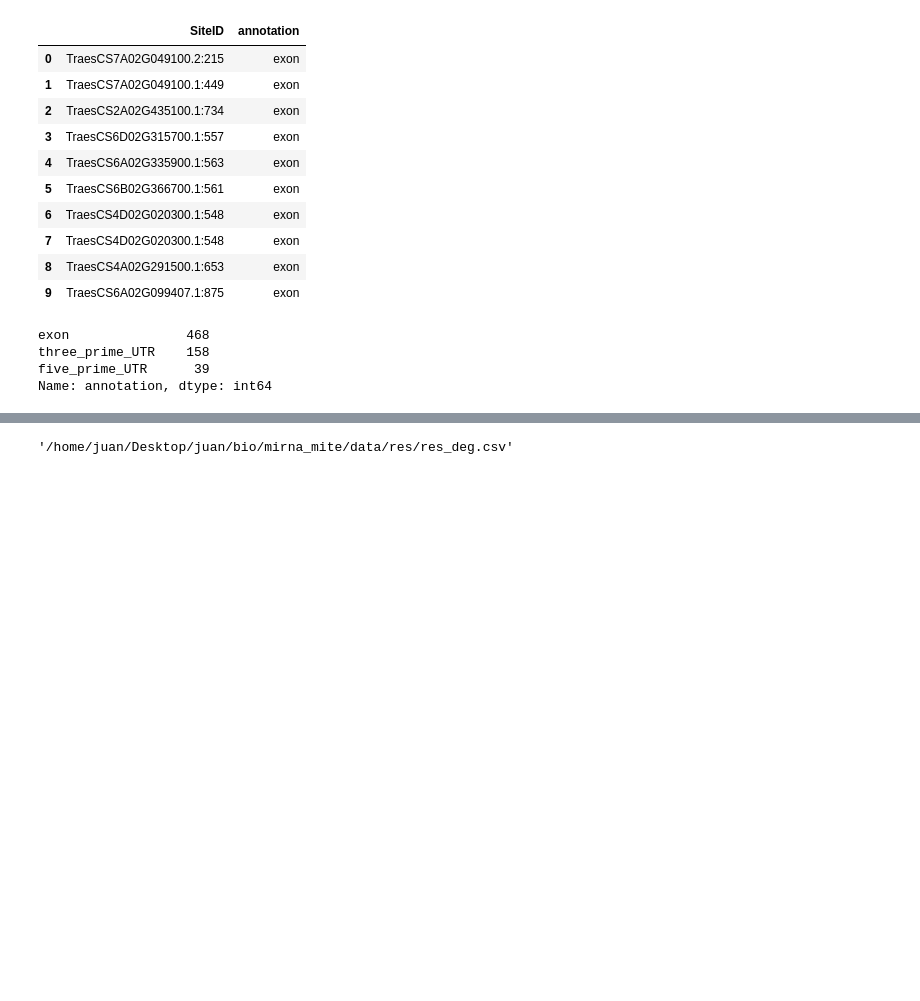
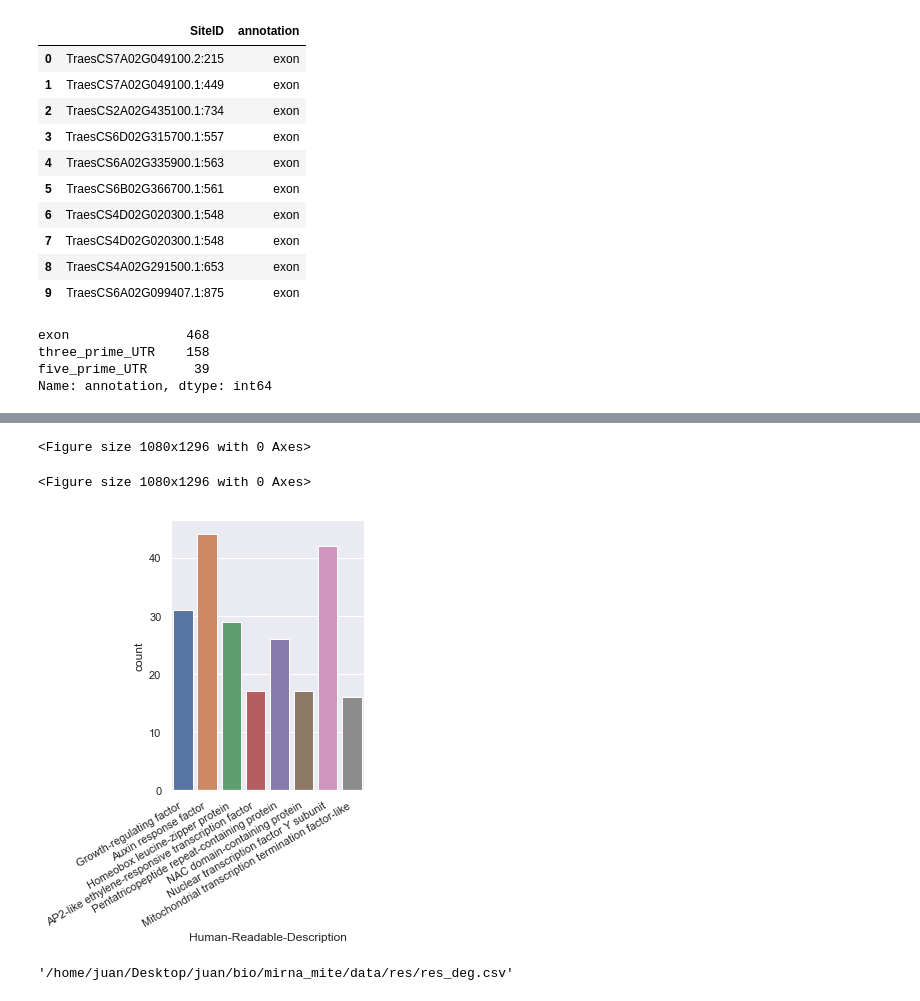
Before and after one commit to juancresc/mirna_mite, a Jupyter notebook: 2_analysis/2_cleavage.ipynb, the cells around one changed output, grey strips where cells are left out. Cells and saved outputs as stored; diff of their text form; code cells hidden in the pictures; blank space fills up the shorter version.

```diff
--- a/2_analysis/2_cleavage.ipynb
+++ b/2_analysis/2_cleavage.ipynb
@@ -456,0 +499,4 @@ plt.savefig('../data/res/targets_mites.png',transparent=True, bbox_inches='tight
+# %%
+df_go_2 = pd.read_csv(path_go_2, sep='\t')
+print(len(df_go_2.index))
+df_go_2.head(2)
@@ -456,0 +508,3 @@ plt.savefig('../data/res/targets_mites.png',transparent=True, bbox_inches='tight
+# %%
+df_go_2 = df_go_2[['Gene-ID','Human-Readable-Description']]
+df_go_2['Gene-ID'] = df_go_2['Gene-ID'].replace("01G", "02G",regex = True)
@@ -456,0 +528,4 @@ plt.savefig('../data/res/targets_mites.png',transparent=True, bbox_inches='tight
+# %%
+df_1 = pd.merge(df_res,df_go_2,how='left',left_on='Transcript', right_on='Gene-ID')
+print(len(df_1.index))
+df_1.head(2)
@@ -457,3 +537,17 @@ plt.savefig('../data/res/targets_mites.png',transparent=True, bbox_inches='tight
+# %%
+plt.figure(figsize=(15,18))
+# %% [output]
+<Figure size 1080x1296 with 0 Axes>
+<Figure size 1080x1296 with 0 Axes>
+# %%
+counts = df_1['Human-Readable-Description'].value_counts()
+counts[counts > 3]
+df_2 = df_1[df_1['Human-Readable-Description'].isin(counts[counts > 10].index)]
+# %%
+ax = sns.catplot(x='Human-Readable-Description',kind='count',data=df_2)
+ax.fig.autofmt_xdate()
+# %% [output]
+[figure, added]
 # %%
 df_res.to_csv(path_res_final, index=None)
 path_res_final
```
Also changed, not shown: parts of 16 cells of this notebook, 2 other files.
